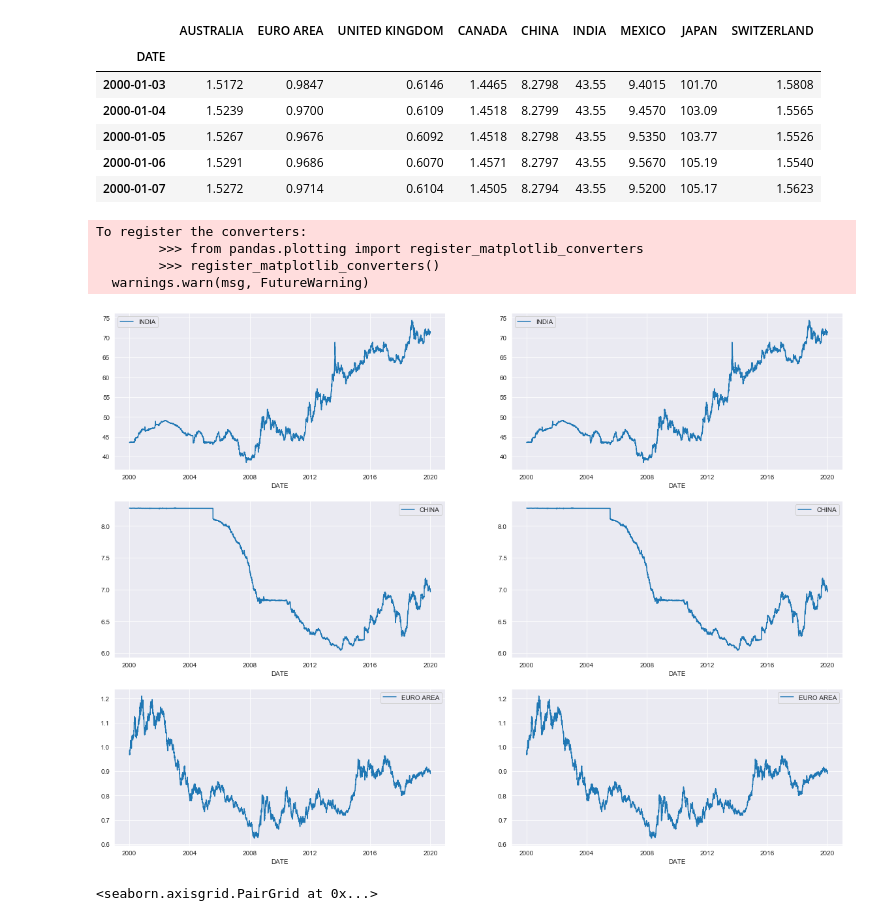
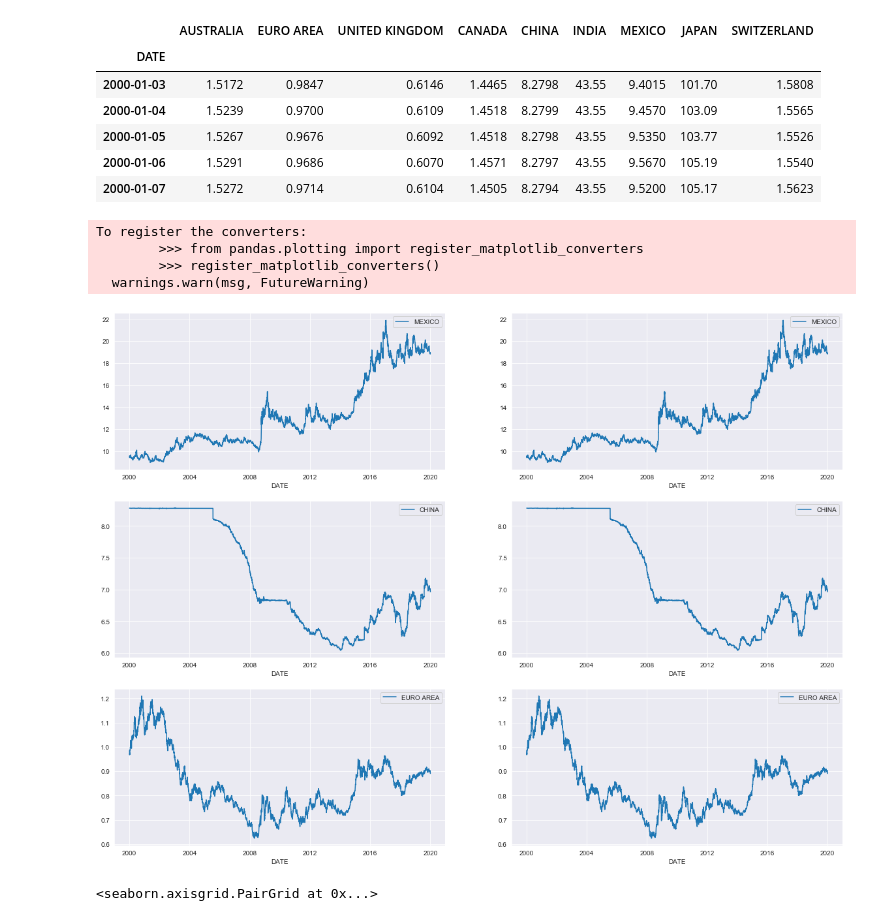
Before and after one commit to ebitdad7/dsc_projects, a Jupyter notebook: Rates_model.ipynb, the cells around one changed output. Saved outputs shown, nothing was run; the diff lists cells and outputs as text; code cells hidden in the pictures.

```diff
--- a/Rates_model.ipynb
+++ b/Rates_model.ipynb
@@ -109,19 +102,19 @@ complete.head()
 | 2000-01-07 | 1.5272 | 0.9714 | 0.6104 | 1.4505 | 8.2794 | 43.55 | 9.5200 | 105.17 | 1.5623 |
 # %%
 #Inspecting data to ensure it is close enough to original dataset.
-toInspect = ["INDIA", "CHINA", "EURO AREA"]
+toInspect = ["MEXICO", "CHINA", "EURO AREA"]
 rows, cols = 3, 2
 fig, ax = plt.subplots(rows, cols, figsize=(20,rows*5))
 
 for row in range(rows):
     sns.lineplot(data=df[[toInspect[row]]], ax=ax[row][0])
     sns.lineplot(data=complete[[toInspect[row]]], ax=ax[row][1])
 # %% [output]
 To register the converters:
         >>> from pandas.plotting import register_matplotlib_converters
         >>> register_matplotlib_converters()
   warnings.warn(msg, FutureWarning)
-[figure, old version]
+[figure, new version]
 # %%
 sns.pairplot(complete)
 # %% [output]
```
Also changed, not shown: parts of 7 cells of this notebook.
